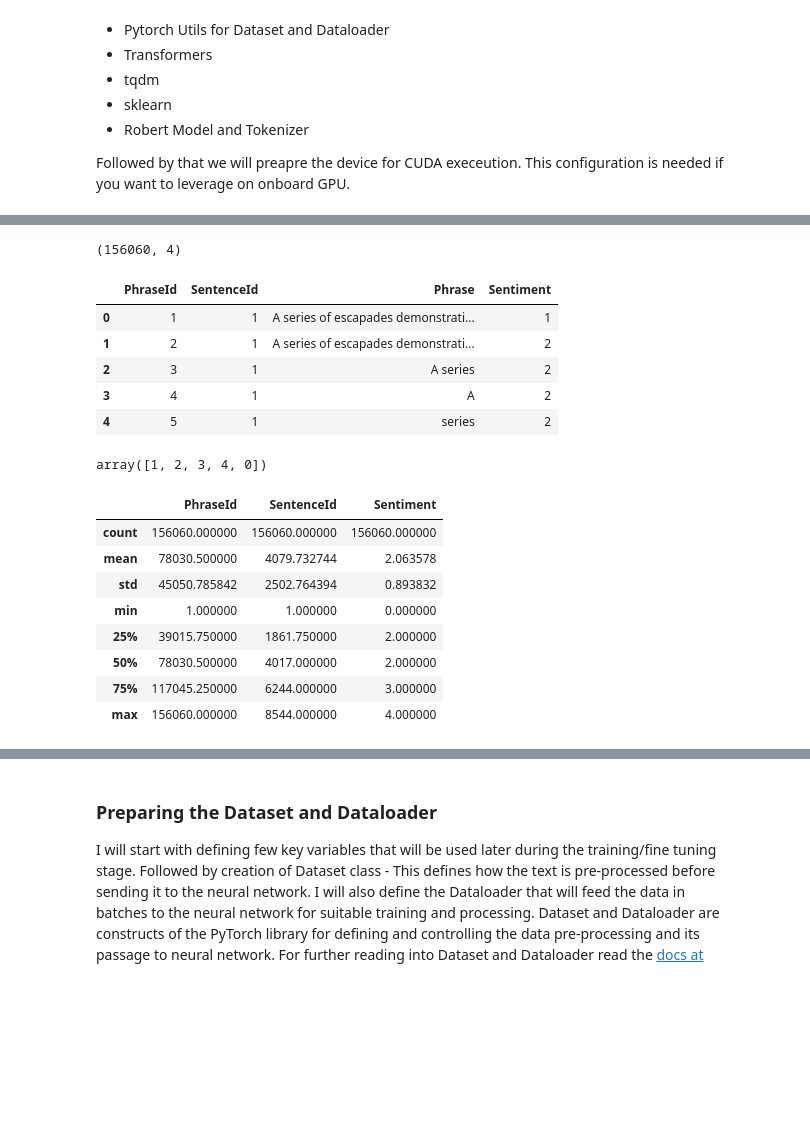
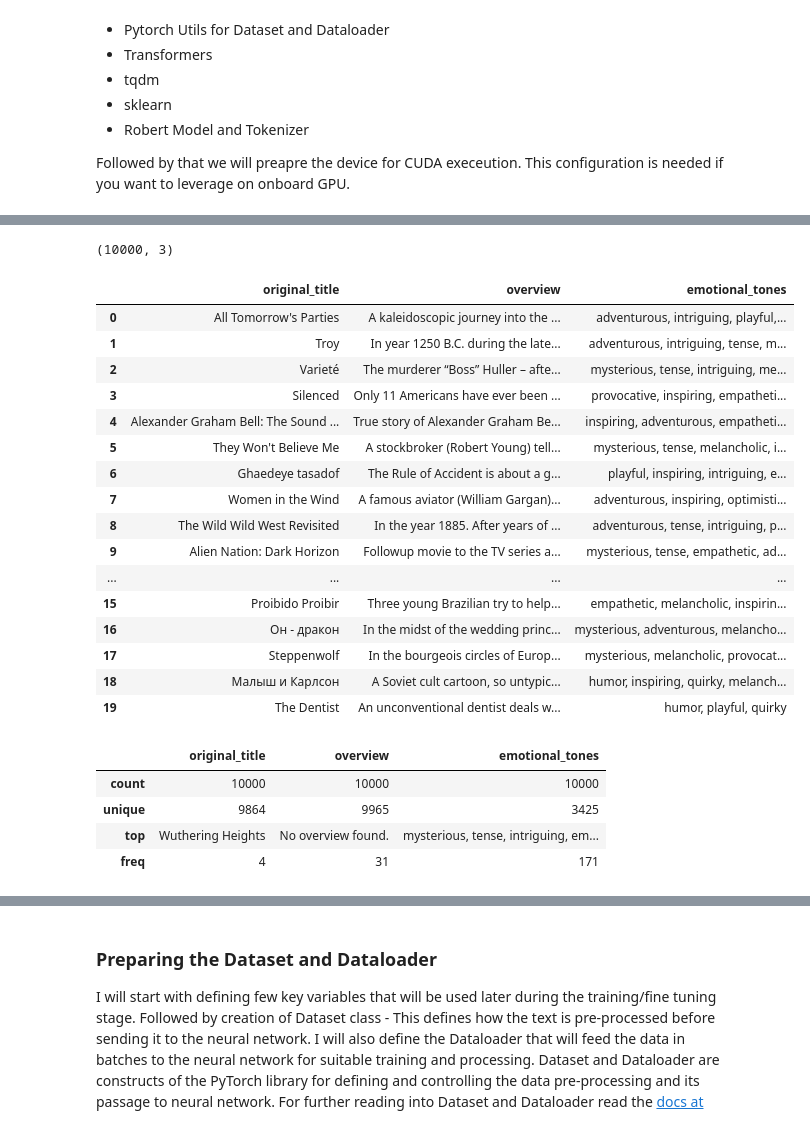
Before and after one commit to TejaPravs/homework2, a Jupyter notebook: sentiment_analysis_using_roberta.ipynb, the cells around one changed output, grey strips where cells are left out. Saved outputs shown, nothing was run; the diff lists cells and outputs as text; code cells hidden in the pictures; blank space fills up the shorter version.

```diff
--- a/sentiment_analysis_using_roberta.ipynb
+++ b/sentiment_analysis_using_roberta.ipynb
@@ -99,31 +99,35 @@ cuda
 # %%
-train = pd.read_csv('/content/Movie_review_train.tsv', delimiter='\t')
+train = pd.read_csv('/content/movies_with_tone_labels.tsv', delimiter='\t')
+train = train.rename(columns = {'Emotional_tones': 'emotional_tones'})
 # %%
 train.shape
 # %% [output]
-(156060, 4)
+(10000, 3)
 # %%
-train.head()
+train.head(20)
 # %% [output]
-|  | PhraseId | SentenceId | Phrase | Sentiment |
-| 0 | 1 | 1 | A series of escapades demonstrati... | 1 |
-| 1 | 2 | 1 | A series of escapades demonstrati... | 2 |
-| 2 | 3 | 1 | A series | 2 |
-| 3 | 4 | 1 | A | 2 |
-| 4 | 5 | 1 | series | 2 |
+|  | original_title | overview | emotional_tones |
+| 0 | All Tomorrow's Parties | A kaleidoscopic journey into the ... | adventurous, intriguing, playful,... |
+| 1 | Troy | In year 1250 B.C. during the late... | adventurous, intriguing, tense, m... |
+| 2 | Varieté | The murderer “Boss” Huller – afte... | mysterious, tense, intriguing, me... |
+| 3 | Silenced | Only 11 Americans have ever been ... | provocative, inspiring, empatheti... |
+| 4 | Alexander Graham Bell: The Sound ... | True story of Alexander Graham Be... | inspiring, adventurous, empatheti... |
+| 5 | They Won't Believe Me | A stockbroker (Robert Young) tell... | mysterious, tense, melancholic, i... |
+| 6 | Ghaedeye tasadof | The Rule of Accident is about a g... | playful, inspiring, intriguing, e... |
+| 7 | Women in the Wind | A famous aviator (William Gargan)... | adventurous, inspiring, optimisti... |
+| 8 | The Wild Wild West Revisited | In the year 1885. After years of ... | adventurous, tense, intriguing, p... |
+| 9 | Alien Nation: Dark Horizon | Followup movie to the TV series a... | mysterious, tense, empathetic, ad... |
+| ... | ... | ... | ... |
+| 15 | Proibido Proibir | Three young Brazilian try to help... | empathetic, melancholic, inspirin... |
+| 16 | Он - дракон | In the midst of the wedding princ... | mysterious, adventurous, melancho... |
+| 17 | Steppenwolf | In the bourgeois circles of Europ... | mysterious, melancholic, provocat... |
+| 18 | Малыш и Карлсон | A Soviet cult cartoon, so untypic... | humor, inspiring, quirky, melanch... |
+| 19 | The Dentist | An unconventional dentist deals w... | humor, playful, quirky |
-# %%
-train['Sentiment'].unique()
-# %% [output]
-array([1, 2, 3, 4, 0])
 # %%
 train.describe()
 # %% [output]
-|  | PhraseId | SentenceId | Sentiment |
-| count | 156060.000000 | 156060.000000 | 156060.000000 |
-| mean | 78030.500000 | 4079.732744 | 2.063578 |
-| std | 45050.785842 | 2502.764394 | 0.893832 |
-| min | 1.000000 | 1.000000 | 0.000000 |
-| 25% | 39015.750000 | 1861.750000 | 2.000000 |
-| 50% | 78030.500000 | 4017.000000 | 2.000000 |
-| 75% | 117045.250000 | 6244.000000 | 3.000000 |
-| max | 156060.000000 | 8544.000000 | 4.000000 |
+|  | original_title | overview | emotional_tones |
+| count | 10000 | 10000 | 10000 |
+| unique | 9864 | 9965 | 3425 |
+| top | Wuthering Heights | No overview found. | mysterious, tense, intriguing, em... |
+| freq | 4 | 31 | 171 |
```
Also changed, not shown: parts of 3 cells of this notebook.
